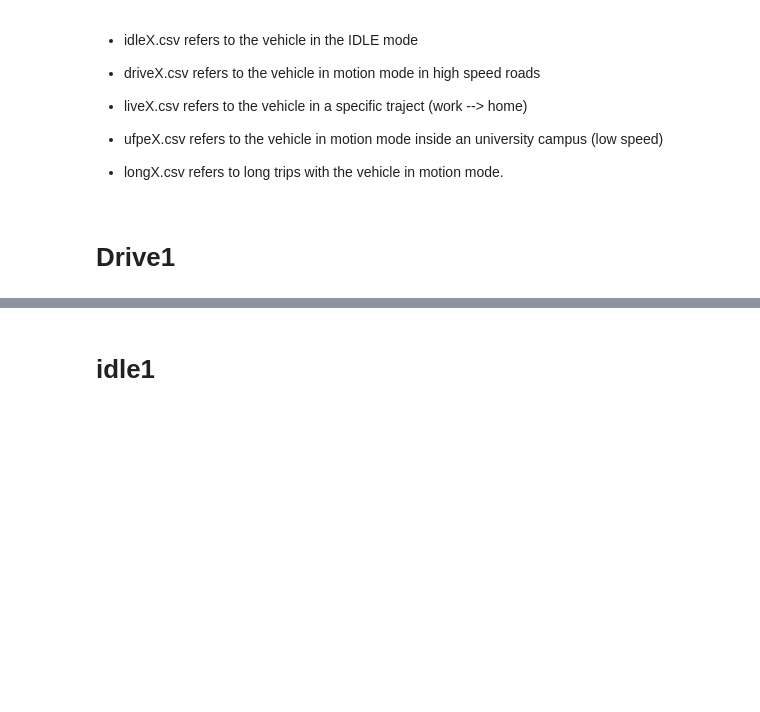
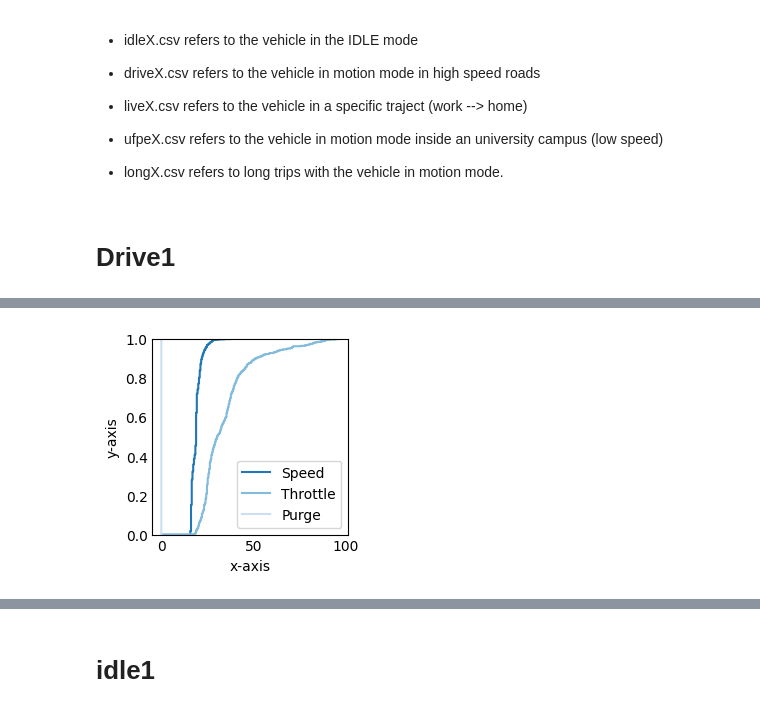
Before and after one commit to camila-duarte/verbrennungsmotoren, a Jupyter notebook: analyse/per_parameter.ipynb, the cells around one changed output, grey strips where cells are left out. Drawn from its saved outputs; the diff is of its cells as text; code cells hidden in the pictures; blank space fills up the shorter version.

```diff
--- a/analyse/per_parameter.ipynb
+++ b/analyse/per_parameter.ipynb
@@ -43,0 +67,14 @@ Name: VEHICLE_SPEED (), Length: 2709, dtype: float64
+# %%
+
+plt.style.use('_mpl-gallery-nogrid')
+
+plt.ecdf(speed_drive1, label='Speed')
+plt.ecdf(throttle_drive1, label='Throttle')
+plt.ecdf(purge_drive1, label='Purge')
+
+plt.xlabel('x-axis')
+plt.ylabel('y-axis')
+plt.legend()
+plt.show()
+# %% [output]
+[figure, added]
```
Also changed, not shown: parts of 9 cells of this notebook, 1 other file.
